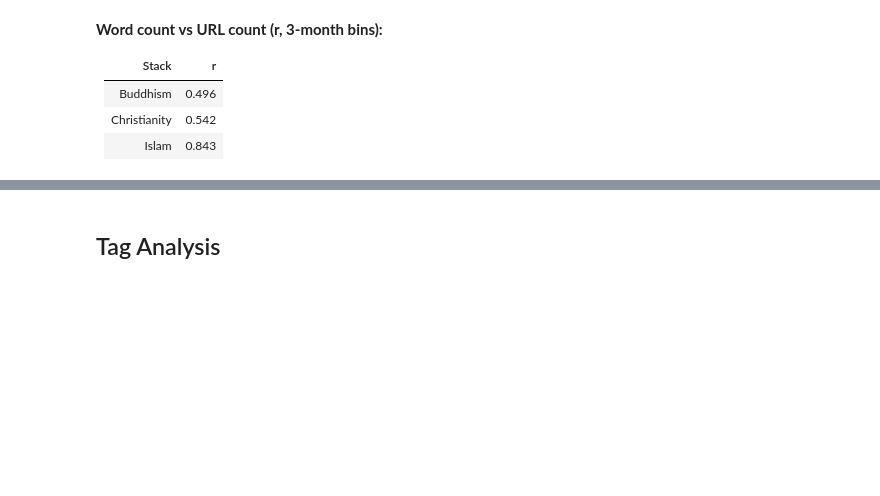
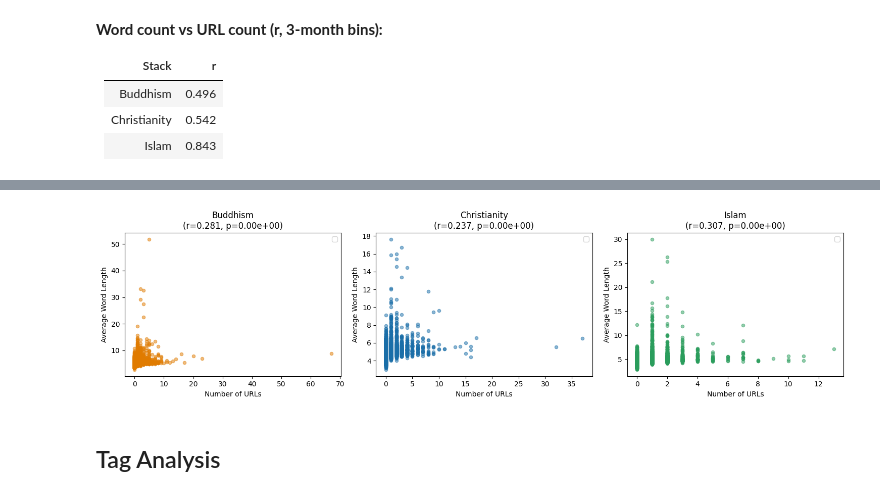
Before and after one commit to jiayanlin233/formative, a Jupyter notebook: formative2_religion.ipynb, the cells around one changed output, grey strips where cells are left out. Cells and saved outputs as stored; diff of their text form; code cells hidden in the pictures; blank space fills up the shorter version.

```diff
--- a/formative2_religion.ipynb
+++ b/formative2_religion.ipynb
@@ -667,0 +805,18 @@ display(Markdown(md_corr))
+# %%
+# why's there so many outliers? code below checks the top 5 longest avg word length posts in each stack
+# because there's link in them.
+for n in STACKS:
+    p = stacks[n]['post_df'].copy()
+    p['avg_word_length'] = p['BodyText'].apply(avg_word_length)
+    p = p[p['avg_word_length'] > 0]
+
+    # Get top 5 longest
+    top_5 = p.nlargest(5, 'avg_word_length')[['Id', 'PostTypeId', 'avg_word_length', 'BodyText']]
+
+    print(f"\n{LABELS[n]} - Top 5 Longest Avg Word Length:")
+    print(f"{'Post ID':<10} {'Type':<8} {'Avg Length':<12} {'Preview':<50}")
+    print("-" * 80)
+    for idx, row in top_5.iterrows():
+        post_type = 'Question' if row['PostTypeId'] == '1' else 'Answer'
+        preview = row['BodyText'][:45] + '...' if len(row['BodyText']) > 45 else row['BodyText']
+        print(f"{row['Id']:<10} {post_type:<8} {row['avg_word_length']:<12.3f} {preview:<50}")
@@ -667,0 +841,56 @@ display(Markdown(md_corr))
+# %%
+# --- Correlation: Number of URLs vs Average Word Length ---
+import re
+
+def count_urls(text):
+    """Count the number of URLs in text"""
+    if pd.isna(text):
+        return 0
+    url_pattern = r'http[s]?://(?:[a-zA-Z]|[0-9]|[$-_@.&+]|[!*\\(\\),]|(?:%[0-9a-fA-F][0-9a-fA-F]))+'
+    return len(re.findall(url_pattern, str(text)))
+
+# Prepare data for correlation
+correlation_results = {}
+
+for n in STACKS:
+    p = stacks[n]['post_df'].copy()
+    p['avg_word_length'] = p['BodyText'].apply(avg_word_length)
+    p['num_urls'] = p['BodyText'].apply(count_urls)
+
+    # Filter to posts with valid data
+    p = p[(p['avg_word_length'] > 0) & (p['num_urls'] >= 0)]
+
+    # Calculate Pearson correlation
+    corr_coef, p_val = stats.pearsonr(p['num_urls'], p['avg_word_length'])
+
+    correlation_results[n] = {
+        'correlation': corr_coef,
+        'p_value': p_val,
+        'n_posts': len(p)
+    }
+
+    print(f"{LABELS[n]}:")
+    print(f"  Correlation: {corr_coef:.4f}")
+    print(f"  P-value: {p_val:.4e}")
+    print(f"  N posts: {len(p)}\n")
+
+# --- Visualize correlation ---
+fig, axes = plt.subplots(1, 3, figsize=(15, 4))
+
+for ax, n in zip(axes, STACKS):
+    p = stacks[n]['post_df'].copy()
+    p['avg_word_length'] = p['BodyText'].apply(avg_word_length)
+    p['num_urls'] = p['BodyText'].apply(count_urls)
+    p = p[(p['avg_word_length'] > 0) & (p['num_urls'] >= 0)]
+
+    # Scatter plot
+    ax.scatter(p['num_urls'], p['avg_word_length'], alpha=0.5, s=20, color=COLORS[n])
+
+    ax.set_xlabel('Number of URLs')
+    ax.set_ylabel('Average Word Length')
+    ax.set_title(f"{LABELS[n]}\n(r={correlation_results[n]['correlation']:.3f}, p={correlation_results[n]['p_value']:.2e})")
+    ax.legend()
+
+plt.tight_layout()
+plt.show()
+# %% [output]
@@ -668,3 +911,4 @@ display(Markdown(md_corr))
+[figure, added]
 # %% [markdown]
 ## Tag Analysis
 # %%
```
Also changed, not shown: parts of 10 cells of this notebook.
